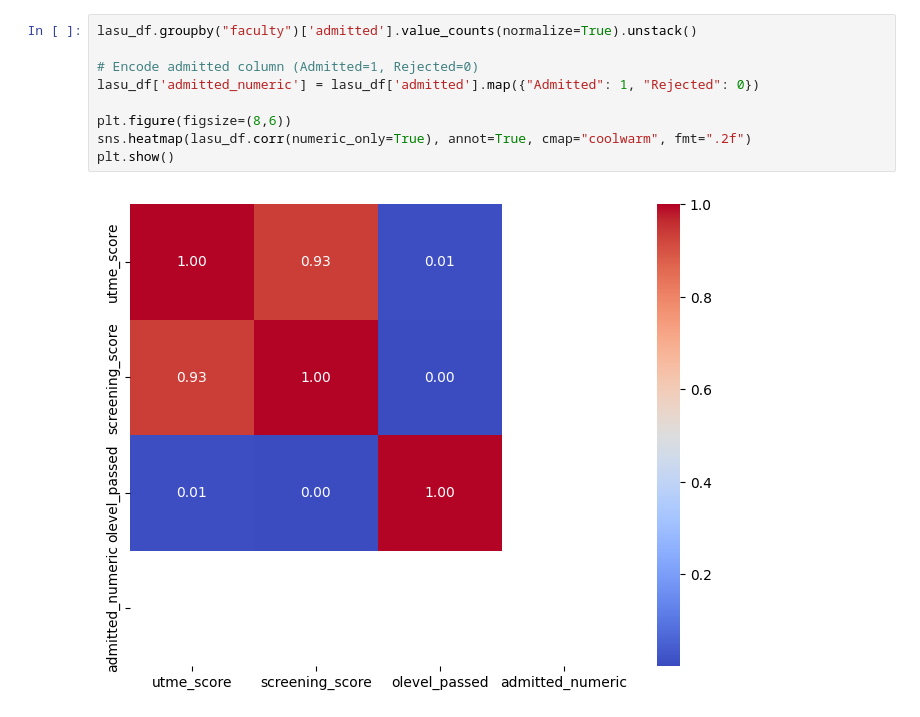
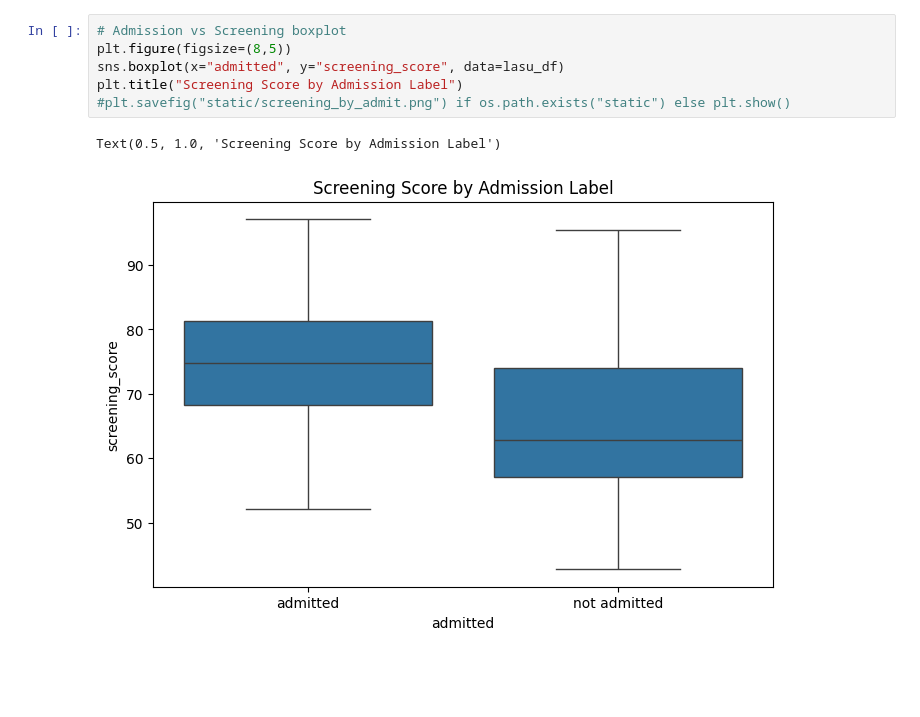
Before and after one commit to elauder27/ADMISSION-COMPASS, a Jupyter notebook: Admission-Compass-ML/Notebooks/EDA_LASU.ipynb, the cells around one changed output. Saved outputs shown, nothing was run; the diff lists cells and outputs as text; blank space fills up the shorter version.

```diff
--- a/Admission-Compass-ML/Notebooks/EDA_LASU.ipynb
+++ b/Admission-Compass-ML/Notebooks/EDA_LASU.ipynb
@@ -36,11 +43,9 @@ memory usage: 478.6+ KB
 # %%
-lasu_df.groupby("faculty")['admitted'].value_counts(normalize=True).unstack()
-
-# Encode admitted column (Admitted=1, Rejected=0)
-lasu_df['admitted_numeric'] = lasu_df['admitted'].map({"Admitted": 1, "Rejected": 0})
-
-plt.figure(figsize=(8,6))
-sns.heatmap(lasu_df.corr(numeric_only=True), annot=True, cmap="coolwarm", fmt=".2f")
-plt.show()
+# Admission vs Screening boxplot
+plt.figure(figsize=(8,5))
+sns.boxplot(x="admitted", y="screening_score", data=lasu_df)
+plt.title("Screening Score by Admission Label")
+#plt.savefig("static/screening_by_admit.png") if os.path.exists("static") else plt.show()
 # %% [output]
+Text(0.5, 1.0, 'Screening Score by Admission Label')
-[figure, old version]
+[figure, new version]
```
Also changed, not shown: parts of 1 cell of this notebook, 9 other files.
